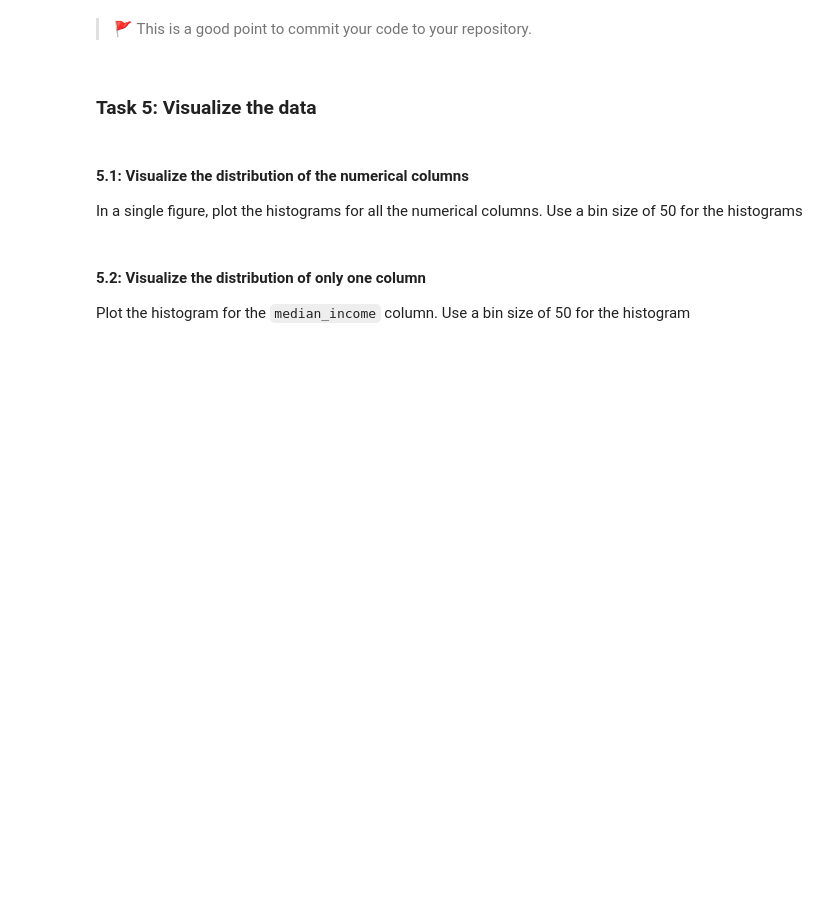
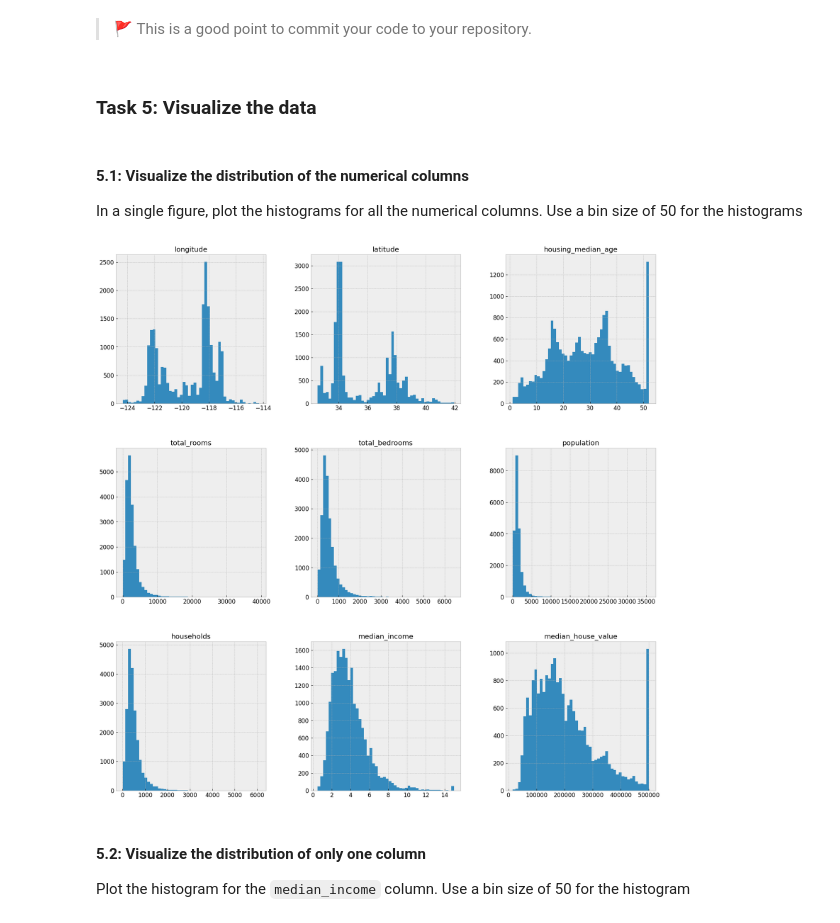
Before and after one commit to IT4063-Spring2025/eda-assignment-RautelaAbhishek, a Jupyter notebook: notebook.ipynb, the cells around one changed output. Saved outputs shown, nothing was run; the diff lists cells and outputs as text; code cells hidden in the pictures; blank space fills up the shorter version.

Commit message:
created histogram for each column

```diff
--- a/notebook.ipynb
+++ b/notebook.ipynb
@@ -185,7 +185,11 @@ Name: ocean_proximity, dtype: int64
 #### 5.1: Visualize the distribution of the numerical columns
 In a single figure, plot the histograms for all the numerical columns. Use a bin size of 50 for the histograms
 # %%
-# 💻 Plot a histogram of all the data features( with a bin size of 50)
+# 💻 Plot histograms for all numerical columns with a bin size of 50
+housing.hist(bins=50, figsize=(20, 20))
+plt.show()
+# %% [output]
+[figure, added]
 # %% [markdown]
 #### 5.2: Visualize the distribution of only one column
 Plot the histogram for the `median_income` column. Use a bin size of 50 for the histogram
```
Also changed, not shown: parts of 1 cell of this notebook.
